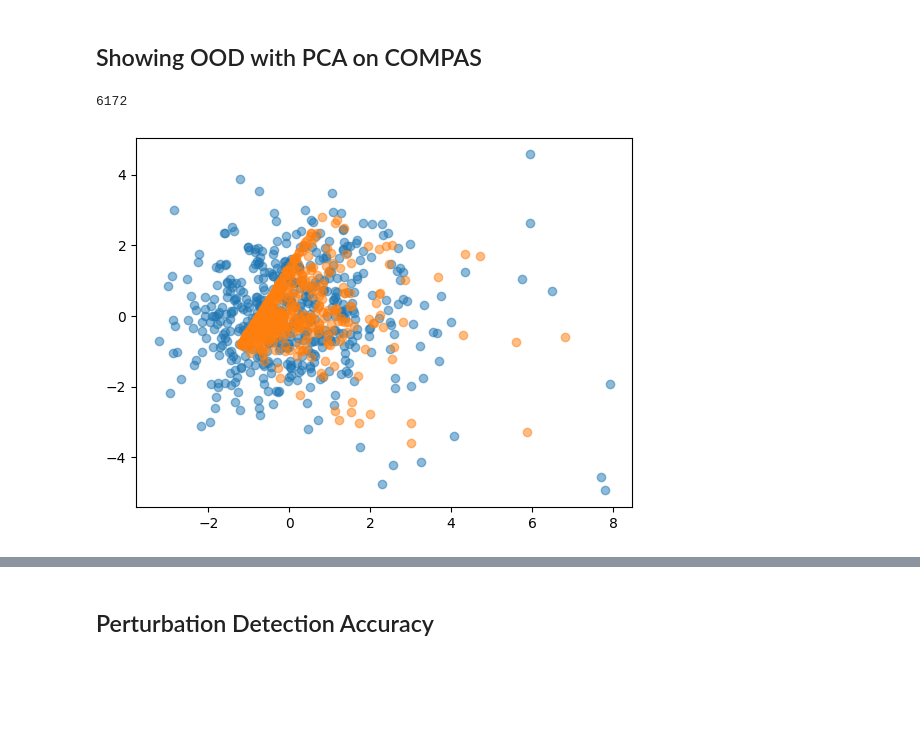
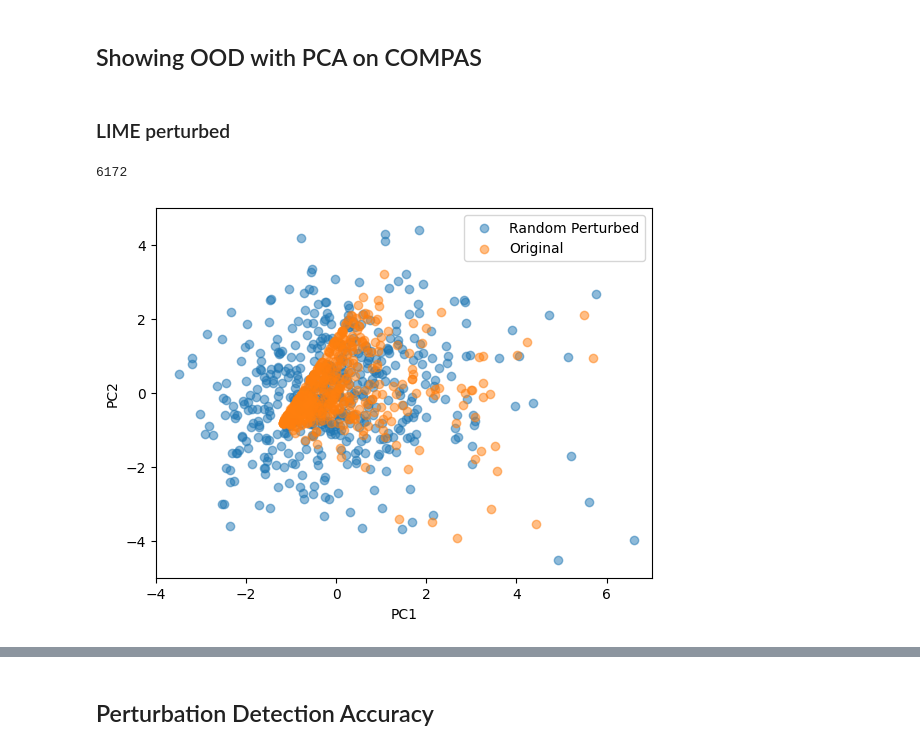
Before and after one commit to datasciencejeff/Fooling-LIME-SHAP, a Jupyter notebook: COMPAS_Example.ipynb, the cells around one changed output, grey strips where cells are left out. Cells and saved outputs as stored; diff of their text form; code cells hidden in the pictures; blank space fills up the shorter version.

```diff
--- a/COMPAS_Example.ipynb
+++ b/COMPAS_Example.ipynb
@@ -152,6 +189,8 @@ much more impact on the model than race does now, though race still looks import
 What do these results mean? It's _possible_ for an adversary to exploit perturabtion based post hoc explanation techniques like LIME and SHAP.  In safety concerned situations, it is prudent _not_ to trust post hoc explanations given by LIME and SHAP because adversaries can potentially exploit their explanations.
 # %% [markdown]
 ## Showing OOD with PCA on COMPAS
+# %% [markdown]
+### LIME perturbed
 # %%
 from adversarial_models import *
 from utils import *
@@ -187,33 +226,39 @@ X = ss.transform(X)
 
 r = []
 for _ in range(1):
 	p = np.random.normal(0,1,size=X.shape)
 
 	# for row in p:
 	# 	for c in c_cols:
 	# 		row[c] = np.random.choice(X[:,c])
 
 	X_p = X + p
 	r.append(X_p)
 
 r = np.vstack(r)
 p = [1 for _ in range(len(r))]
 iid = [0 for _ in range(len(X))]
 
 all_x = np.vstack((r,X))
 all_y = np.array(p + iid)
 
 from matplotlib import pyplot as plt
 from sklearn.decomposition import PCA
 
 pca = PCA(n_components=2)
 results = pca.fit_transform(all_x)
 
 print (len(X))
 
-plt.scatter(results[:500,0], results[:500,1], alpha=.5)
-plt.scatter(results[-500:,0], results[-500:,1], alpha=0.5)
+plt.scatter(results[:500, 0], results[:500, 1], alpha=0.5, label='Random Perturbed', color = '#1f77b4')
+plt.scatter(results[6173:6672, 0], results[6173:6672, 1], alpha=0.5, label='Original', color = '#ff7f0e')
+plt.xlabel('PC1')
+plt.ylabel('PC2')
+plt.xlim(-4, 7)
+plt.ylim(-5, 5)
+plt.legend()
+plt.savefig('images/pca_random_perturbed.png', dpi=300)
 plt.show()
 # %% [output]
 6172
-[figure, old version]
+[figure, new version]
```
Also changed, not shown: parts of 9 cells of this notebook, 4 other files.
